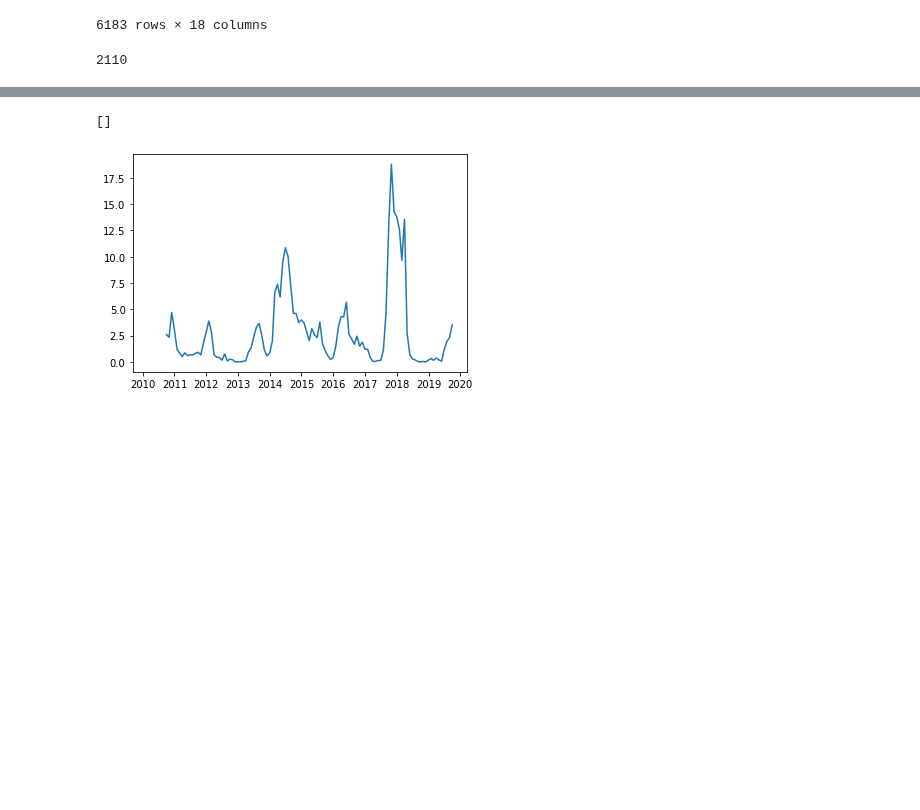
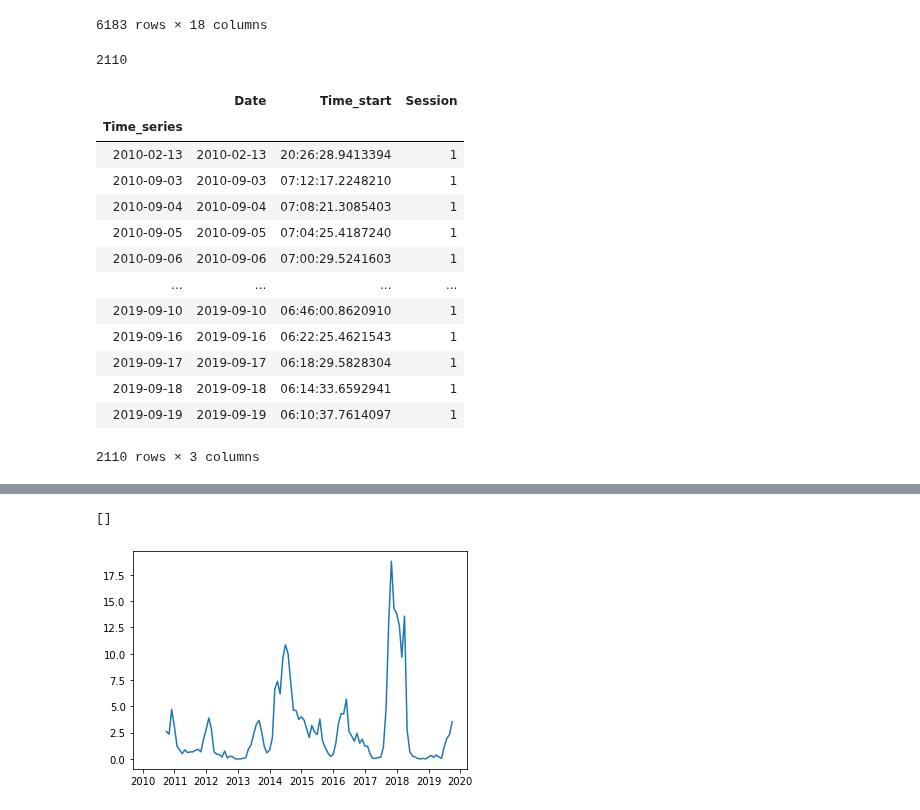
Before and after one commit to KazAndr/SWTraject, a Jupyter notebook: analyze_tab_final_results.ipynb, the cells around one changed output, grey strips where cells are left out. Saved outputs shown, nothing was run; the diff lists cells and outputs as text; code cells hidden in the pictures; blank space fills up the shorter version.

Commit message:
Update analyze_tab_final_results.ipynb
Fix error in name session table.

```diff
--- a/analyze_tab_final_results.ipynb
+++ b/analyze_tab_final_results.ipynb
@@ -69,7 +69,7 @@ files_0531 = sorted(
     glob.glob('./final_dataset/obs_data/*'),
     key=lambda x: datetime.datetime.strptime(os.path.basename(x), '%d.%m.%Y_obs_0531+21.csv'))
 print(len(files_0531))
-crap_sessoins = pd.DataFrame(columns=['Date', 'Time_start', 'Session'])
+crab_sessoins = pd.DataFrame(columns=['Date', 'Time_start', 'Session'])
 
 idx = 0
 for filename in files_0531:
@@ -77,10 +77,10 @@ for filename in files_0531:
     day, month, year = header['date'].split('.')
     date = year + '-' + month + '-' + day
 
-    crap_sessoins.loc[idx] = [date, header['time'], 1]
+    crab_sessoins.loc[idx] = [date, header['time'], 1]
     idx += 1
 
-crap_sessoins['Time_series'] = pd.to_datetime(crap_sessoins['Date'], format='%Y-%m-%d', errors='ignore')
-crap_sessoins = crap_sessoins.set_index('Time_series')
+crab_sessoins['Time_series'] = pd.to_datetime(crab_sessoins['Date'], format='%Y-%m-%d', errors='ignore')
+crab_sessoins = crab_sessoins.set_index('Time_series')
 # %% [output]
 2110
@@ -89,3 +87,20 @@ crap_sessoins
+# %%
+crab_sessoins
+# %% [output]
+|  | Date | Time_start | Session |
+| Time_series |  |  |  |
+| 2010-02-13 | 2010-02-13 | 20:26:28.9413394 | 1 |
+| 2010-09-03 | 2010-09-03 | 07:12:17.2248210 | 1 |
+| 2010-09-04 | 2010-09-04 | 07:08:21.3085403 | 1 |
+| 2010-09-05 | 2010-09-05 | 07:04:25.4187240 | 1 |
+| 2010-09-06 | 2010-09-06 | 07:00:29.5241603 | 1 |
+| ... | ... | ... | ... |
+| 2019-09-10 | 2019-09-10 | 06:46:00.8620910 | 1 |
+| 2019-09-16 | 2019-09-16 | 06:22:25.4621543 | 1 |
+| 2019-09-17 | 2019-09-17 | 06:18:29.5828304 | 1 |
+| 2019-09-18 | 2019-09-18 | 06:14:33.6592941 | 1 |
+| 2019-09-19 | 2019-09-19 | 06:10:37.7614097 | 1 |
+2110 rows × 3 columns
 # %%
 # create table with pulses more than 1800 Jy
 gp_table_80 = gp_table.where(gp_table['amp of gp, Jy'] > 80).dropna().reset_index(drop=True)
```
Also changed, not shown: parts of 7 cells of this notebook.
